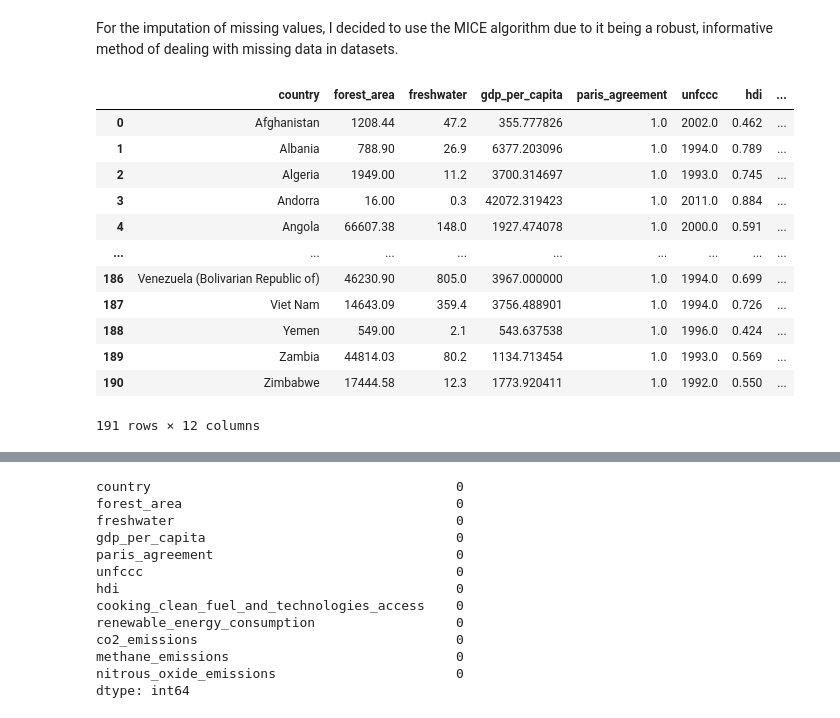
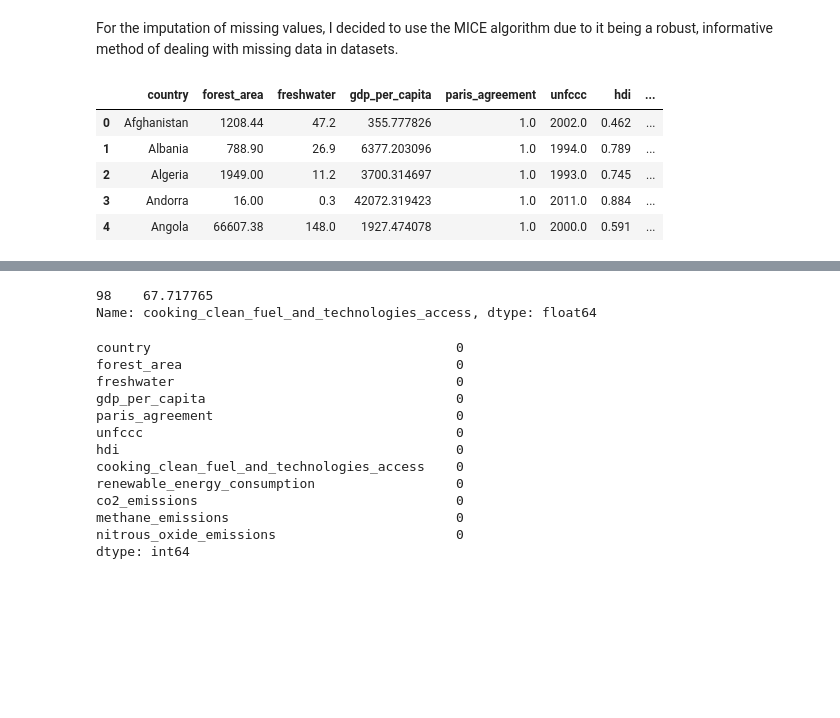
Before and after one commit to luanakimley/low-carbon-development-composite-index, a Jupyter notebook: data_cleaning.ipynb, the cells around one changed output, grey strips where cells are left out. Drawn from its saved outputs; the diff is of its cells as text; code cells hidden in the pictures; blank space fills up the shorter version.

```diff
--- a/data_cleaning.ipynb
+++ b/data_cleaning.ipynb
@@ -589,23 +589,16 @@ from fancyimpute import IterativeImputer
 # %%
 mice_imputer = IterativeImputer()
 lcdci_df_imputed = mice_imputer.fit_transform(lcdci_df_filtered.iloc[:, 1:])
 lcdci_df_imputed = pd.DataFrame(lcdci_df_imputed, columns=lcdci_df_filtered.columns[1:])
 lcdci_df_imputed.insert(0, "country", lcdci_df_filtered["country"])
-lcdci_df_imputed
+lcdci_df_imputed.head()
 # %% [output]
 |  | country | forest_area | freshwater | gdp_per_capita | paris_agreement | unfccc | hdi | ... |
 | 0 | Afghanistan | 1208.44 | 47.2 | 355.777826 | 1.0 | 2002.0 | 0.462 | ... |
 | 1 | Albania | 788.90 | 26.9 | 6377.203096 | 1.0 | 1994.0 | 0.789 | ... |
 | 2 | Algeria | 1949.00 | 11.2 | 3700.314697 | 1.0 | 1993.0 | 0.745 | ... |
 | 3 | Andorra | 16.00 | 0.3 | 42072.319423 | 1.0 | 2011.0 | 0.884 | ... |
 | 4 | Angola | 66607.38 | 148.0 | 1927.474078 | 1.0 | 2000.0 | 0.591 | ... |
-| ... | ... | ... | ... | ... | ... | ... | ... | ... |
-| 186 | Venezuela (Bolivarian Republic of) | 46230.90 | 805.0 | 3967.000000 | 1.0 | 1994.0 | 0.699 | ... |
-| 187 | Viet Nam | 14643.09 | 359.4 | 3756.488901 | 1.0 | 1994.0 | 0.726 | ... |
-| 188 | Yemen | 549.00 | 2.1 | 543.637538 | 1.0 | 1996.0 | 0.424 | ... |
-| 189 | Zambia | 44814.03 | 80.2 | 1134.713454 | 1.0 | 1993.0 | 0.569 | ... |
-| 190 | Zimbabwe | 17444.58 | 12.3 | 1773.920411 | 1.0 | 1992.0 | 0.550 | ... |
-191 rows × 12 columns
 # %%
 differences = lcdci_df_filtered.compare(lcdci_df_imputed)
 differences['country'] = lcdci_df_filtered['country']
@@ -632,3 +629,9 @@ differences
+# %%
+liechtenstein_row = lcdci_df_imputed[lcdci_df_imputed['country'] == 'Liechtenstein']['cooking_clean_fuel_and_technologies_access']
+liechtenstein_row
+# %% [output]
+98    67.717765
+Name: cooking_clean_fuel_and_technologies_access, dtype: float64
 # %%
 lcdci_df_imputed.isnull().sum()
 # %% [output]
```
Also changed, not shown: parts of 13 cells of this notebook.
